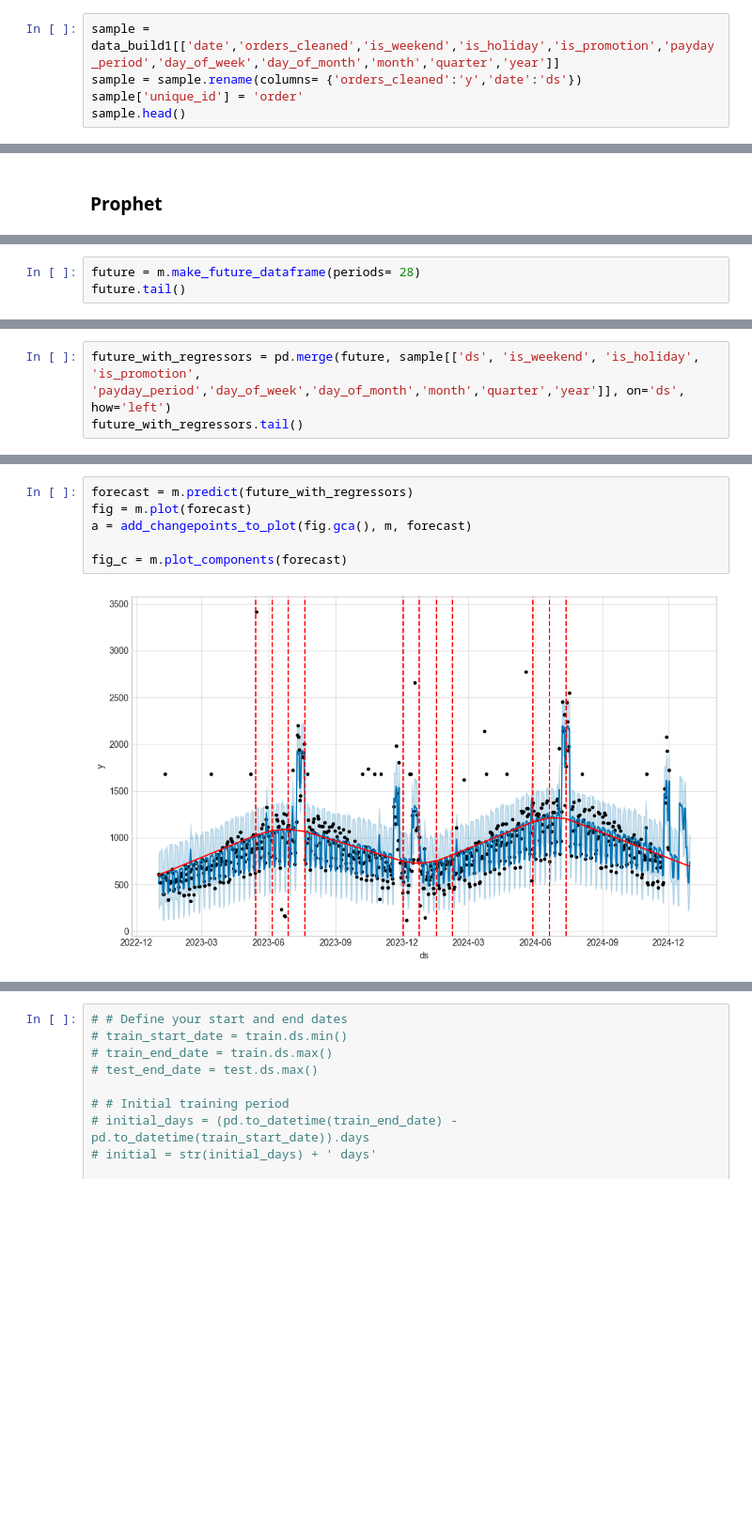
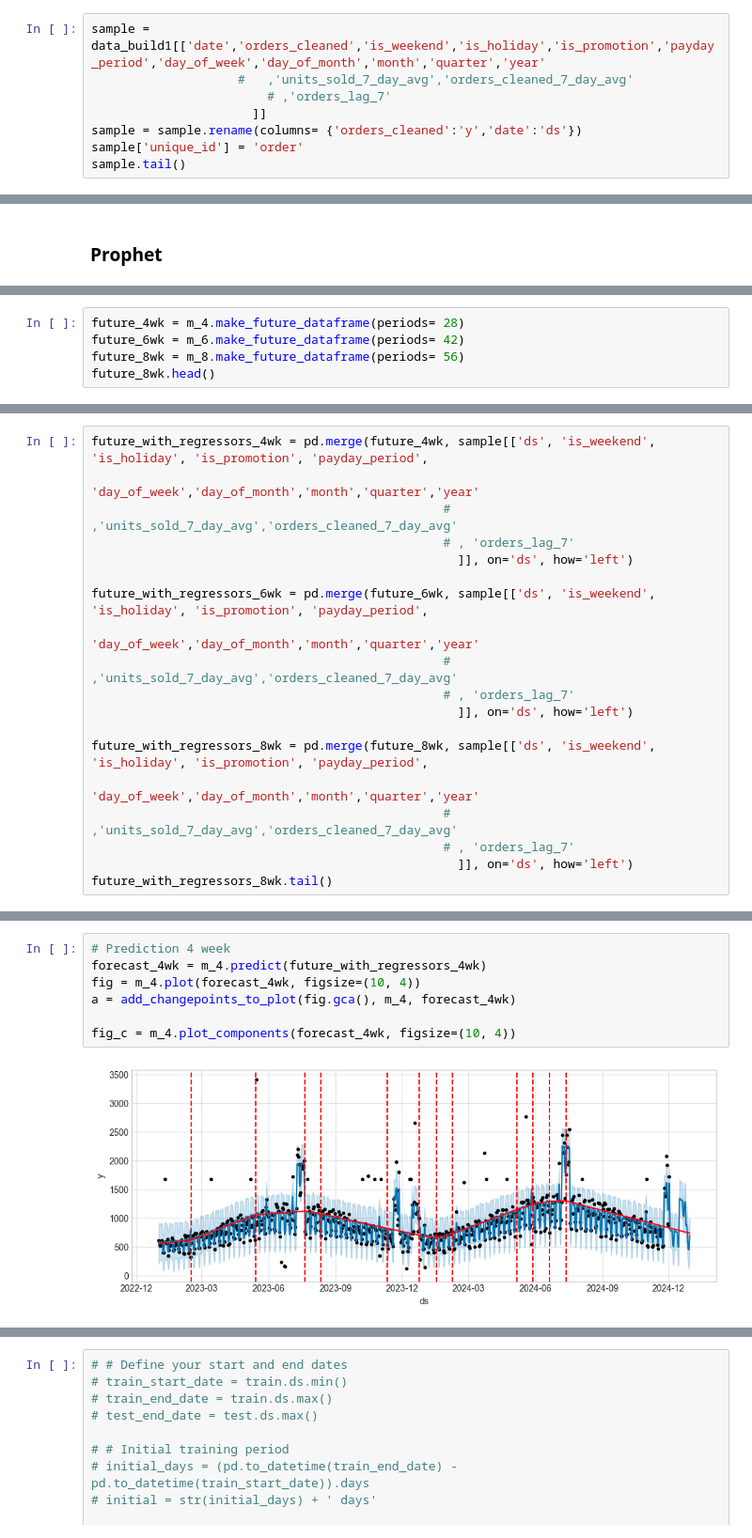
Before and after one commit to traha-89/ecommerce_demand_forecasting, a Jupyter notebook: notebooks/demand_forecasting_analysis.ipynb, the cells around one changed output, grey strips where cells are left out. Shown at 94% size. Cells and saved outputs as stored; diff of their text form; blank space fills up the shorter version.

Commit message:
Update demand_forecasting_analysis.ipynb
- Update forecast models for 4 week, 6 week, and 8 week.

```diff
--- a/notebooks/demand_forecasting_analysis.ipynb
+++ b/notebooks/demand_forecasting_analysis.ipynb
@@ -802,9 +810,12 @@ data_build1.tail()
 # %% [markdown]
 ### Data Transformation
 # %%
-sample = data_build1[['date','orders_cleaned','is_weekend','is_holiday','is_promotion','payday_period','day_of_week','day_of_month','month','quarter','year']]
+sample = data_build1[['date','orders_cleaned','is_weekend','is_holiday','is_promotion','payday_period','day_of_week','day_of_month','month','quarter','year'
+                    #   ,'units_sold_7_day_avg','orders_cleaned_7_day_avg'
+                        # ,'orders_lag_7'
+                      ]]
 sample = sample.rename(columns= {'orders_cleaned':'y','date':'ds'})
 sample['unique_id'] = 'order'
-sample.head()
+sample.tail()
 # %% [output]
 |  | ds | y | is_weekend | is_holiday | is_promotion | payday_period | day_of_week | day_of_month | ... |
@@ -931,6 +1053,8 @@ m.fit(train.drop(['unique_id'], axis=1))
 <prophet.forecaster.Prophet at 0x...>
 # %%
-future = m.make_future_dataframe(periods= 28)
-future.tail()
+future_4wk = m_4.make_future_dataframe(periods= 28)
+future_6wk = m_6.make_future_dataframe(periods= 42)
+future_8wk = m_8.make_future_dataframe(periods= 56)
+future_8wk.head()
 # %% [output]
 |  | ds |
@@ -955,6 +1079,22 @@ plt.show()
 # %%
-future_with_regressors = pd.merge(future, sample[['ds', 'is_weekend', 'is_holiday', 'is_promotion', 'payday_period','day_of_week','day_of_month','month','quarter','year']], on='ds', how='left')
-future_with_regressors.tail()
+future_with_regressors_4wk = pd.merge(future_4wk, sample[['ds', 'is_weekend', 'is_holiday', 'is_promotion', 'payday_period',
+                                                  'day_of_week','day_of_month','month','quarter','year'
+                                                #   ,'units_sold_7_day_avg','orders_cleaned_7_day_avg'
+                                                # , 'orders_lag_7'
+                                                  ]], on='ds', how='left')
+
+future_with_regressors_6wk = pd.merge(future_6wk, sample[['ds', 'is_weekend', 'is_holiday', 'is_promotion', 'payday_period',
+                                                  'day_of_week','day_of_month','month','quarter','year'
+                                                #   ,'units_sold_7_day_avg','orders_cleaned_7_day_avg'
+                                                # , 'orders_lag_7'
+                                                  ]], on='ds', how='left')
+
+future_with_regressors_8wk = pd.merge(future_8wk, sample[['ds', 'is_weekend', 'is_holiday', 'is_promotion', 'payday_period',
+                                                  'day_of_week','day_of_month','month','quarter','year'
+                                                #   ,'units_sold_7_day_avg','orders_cleaned_7_day_avg'
+                                                # , 'orders_lag_7'
+                                                  ]], on='ds', how='left')
+future_with_regressors_8wk.tail()
 # %% [output]
 |  | ds | is_weekend | is_holiday | is_promotion | payday_period | day_of_week | day_of_month | month | ... |
 | 725 | 2024-12-26 | 0 | 1 | 0 | 0 | 3 | 26 | 12 | ... |
@@ -963,10 +1103,11 @@ future_with_regressors.tail()
 | 728 | 2024-12-29 | 1 | 0 | 0 | 0 | 6 | 29 | 12 | ... |
 | 729 | 2024-12-30 | 0 | 0 | 0 | 0 | 0 | 30 | 12 | ... |
 # %%
-forecast = m.predict(future_with_regressors)
-fig = m.plot(forecast)
-a = add_changepoints_to_plot(fig.gca(), m, forecast)
+# Prediction 4 week
+forecast_4wk = m_4.predict(future_with_regressors_4wk)
+fig = m_4.plot(forecast_4wk, figsize=(10, 4))
+a = add_changepoints_to_plot(fig.gca(), m_4, forecast_4wk)
 
-fig_c = m.plot_components(forecast)
+fig_c = m_4.plot_components(forecast_4wk, figsize=(10, 4))
 # %% [output]
-[figure, old version]
+[figure, new version]
```
Also changed, not shown: parts of 30 cells of this notebook.
